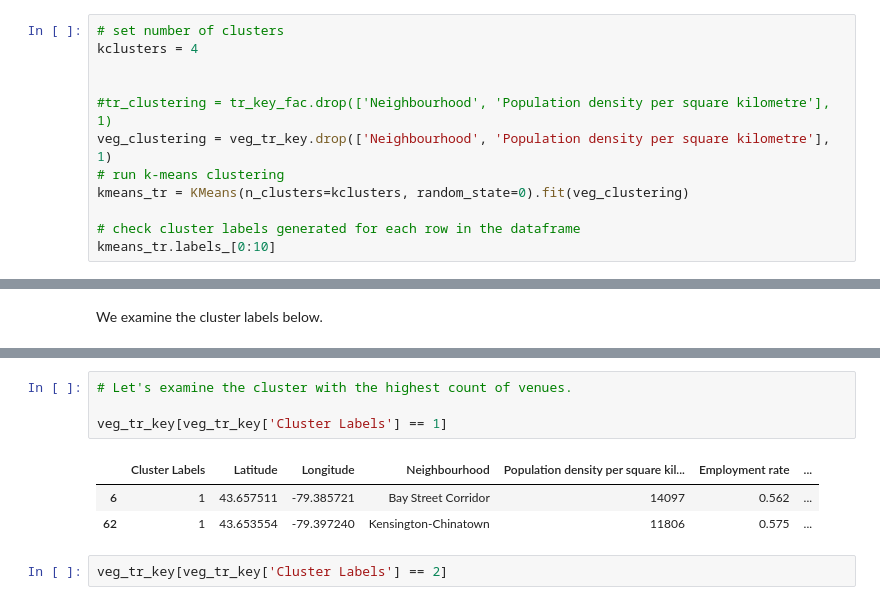
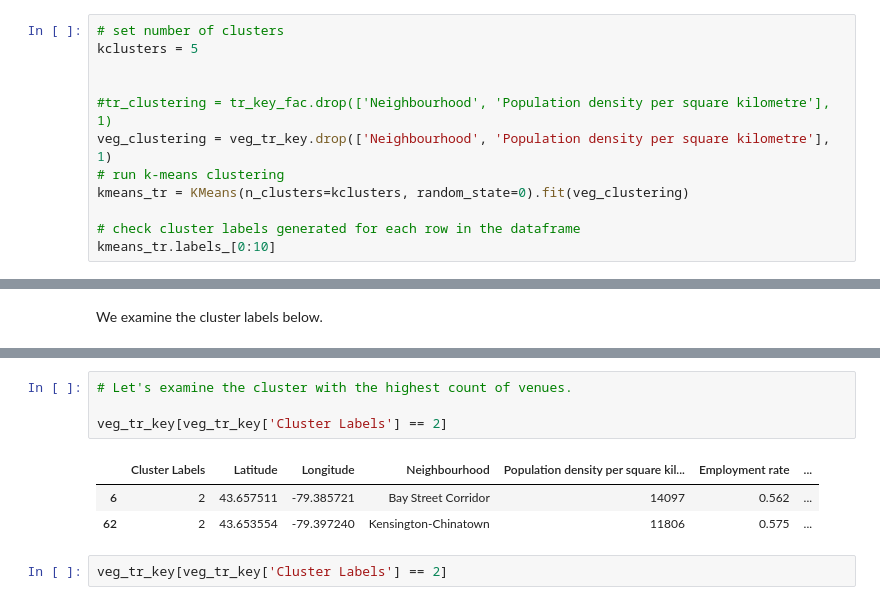
Before and after one commit to Thabetten/Capstone, a Jupyter notebook: Capstone - Meat and Dairty substitutes.ipynb, the cells around one changed output, grey strips where cells are left out. Saved outputs shown, nothing was run; the diff lists cells and outputs as text.

```diff
--- a/Capstone - Meat and Dairty substitutes.ipynb
+++ b/Capstone - Meat and Dairty substitutes.ipynb
@@ -558,6 +558,6 @@ The above graph indicates the the precision of the clustering suggests a k of fo
 # %%
 # set number of clusters
-kclusters = 4
+kclusters = 5
 
 
 #tr_clustering = tr_key_fac.drop(['Neighbourhood', 'Population density per square kilometre'], 1)
@@ -687,11 +688,11 @@ veg_tr_key[veg_tr_key['Cluster Labels'] == 4].describe()
 # %%
 # Let's examine the cluster with the highest count of venues.
 
-veg_tr_key[veg_tr_key['Cluster Labels'] == 1]
+veg_tr_key[veg_tr_key['Cluster Labels'] == 2]
 # %% [output]
 |  | Cluster Labels | Latitude | Longitude | Neighbourhood | Population density per square kil... | Employment rate | ... |
-| 6 | 1 | 43.657511 | -79.385721 | Bay Street Corridor | 14097 | 0.562 | ... |
-| 62 | 1 | 43.653554 | -79.397240 | Kensington-Chinatown | 11806 | 0.575 | ... |
+| 6 | 2 | 43.657511 | -79.385721 | Bay Street Corridor | 14097 | 0.562 | ... |
+| 62 | 2 | 43.653554 | -79.397240 | Kensington-Chinatown | 11806 | 0.575 | ... |
 # %%
 veg_tr_key[veg_tr_key['Cluster Labels'] == 2]
 # %% [output]
```
Also changed, not shown: parts of 9 cells of this notebook.
